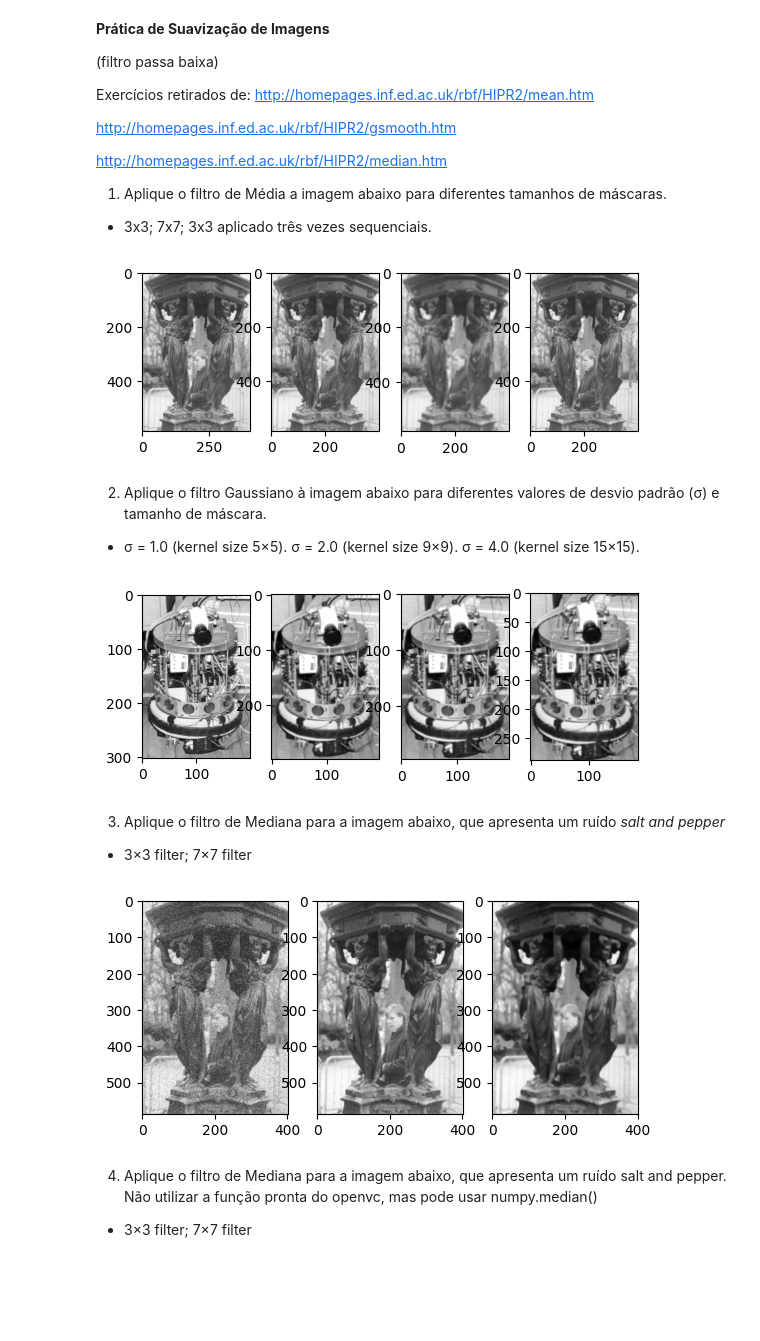
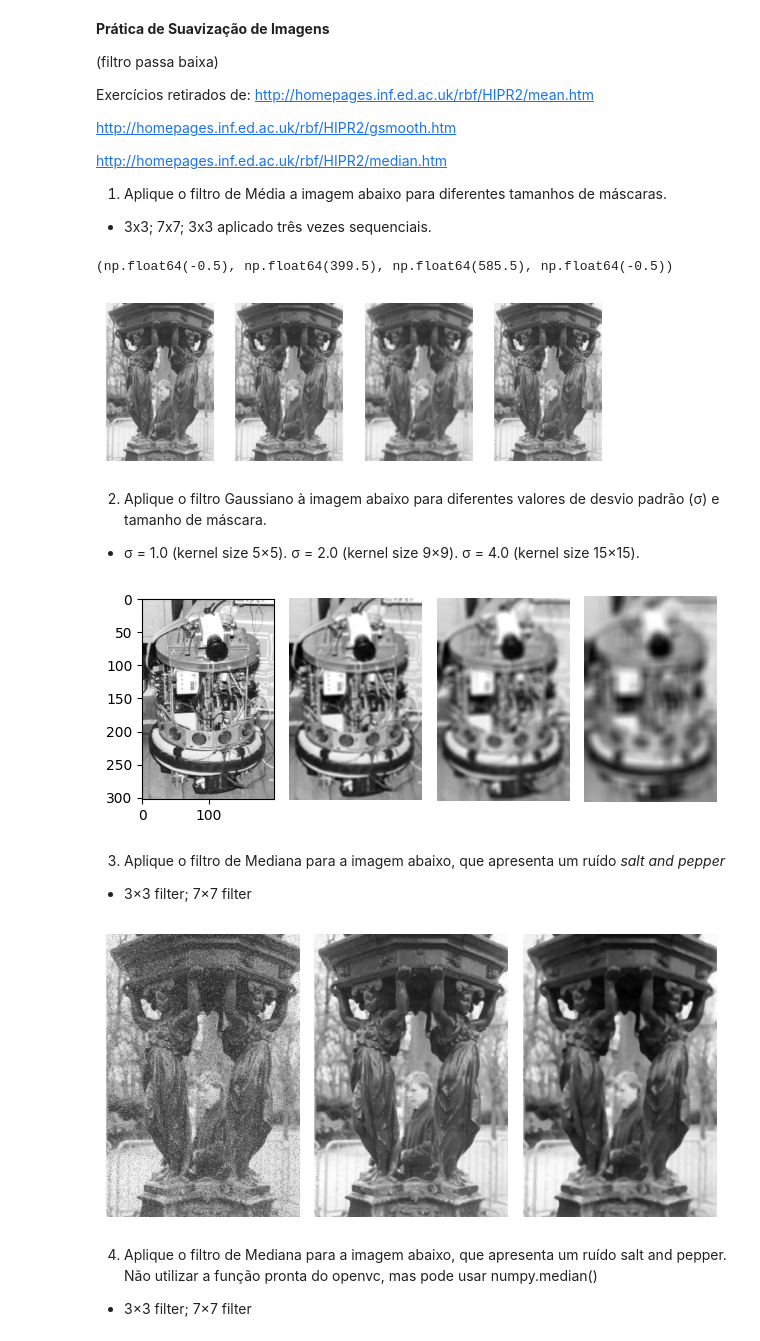
Before and after one commit to fernandofavaro1/gbc216_t2_G13, a Jupyter notebook: Lab04 - Low pass filtering/Lab04.ipynb, the cells around one changed output. Drawn from its saved outputs; the diff is of its cells as text; code cells hidden in the pictures; blank space fills up the shorter version.

Commit message:
Achei um erro no Lab04, na hora de o kernel gaussiano tinha a conta estava errada

```diff
--- a/Lab04 - Low pass filtering/Lab04.ipynb
+++ b/Lab04 - Low pass filtering/Lab04.ipynb
@@ -50,34 +50,42 @@ matrix2 = np.array([[1,1,1,1,1,1,1],
                     [1,1,1,1,1,1,1],
                     [1,1,1,1,1,1,1],
                     [1,1,1,1,1,1,1],], dtype=np.float32) / 49.0
 
 matrix3 = np.array([[1,3,1],
                     [3,16,3],
                     [1,3,1]], dtype=np.float32) / 32.0
 
 #original:
 plt.subplot(1, 4, 1)
 plt.imshow(img1, cmap='gray', vmin=0, vmax=255);
+plt.axis("off")
 
 #3x3 media simples:
 for i in range(3):
   convolution1 = convolution(img1, matrix1)
 plt.subplot(1, 4, 2)
 plt.imshow(convolution1, cmap='gray', vmin=0, vmax=255)
+plt.axis("off")
 
 #7x7 media simples
 for i in range(3):
   convolution2 = convolution(img1, matrix2)
 plt.subplot(1, 4, 3)
 plt.imshow(convolution2, cmap='gray', vmin=0, vmax=255)
+plt.axis("off")
 
 #3x3 media ponderada:
 for i in range(3):
   convolution3 = convolution(img1, matrix3)
 plt.subplot(1, 4, 4)
 plt.imshow(convolution3, cmap='gray', vmin=0, vmax=255)
+plt.axis("off")
+
+plt.tight_layout()
+plt.show()
 # %% [output]
+(np.float64(-0.5), np.float64(399.5), np.float64(585.5), np.float64(-0.5))
-[figure, old version]
+[figure, new version]
 # %% [markdown]
 2)	Aplique o filtro Gaussiano à imagem abaixo para diferentes valores de desvio padrão (σ) e tamanho de máscara.
 - σ = 1.0 (kernel size 5×5).	σ = 2.0 (kernel size 9×9).	σ =  4.0 (kernel size 15×15).
@@ -85,9 +93,7 @@ plt.imshow(convolution3, cmap='gray', vmin=0, vmax=255)
 import math
 
 def gaussian(x, y, sigma=1):
-  factor = (1/(2*math.pi*(sigma**2)))
-
-  return factor*math.exp(-(x**2 + y**2))/(2*(sigma**2))
+  return (1 / (2 * math.pi * sigma**2)) * math.exp(-(x**2 + y**2) / (2 * sigma**2))
 
 def get_gaussian_kernel(size, sigma=1):
   x,y = size
@@ -99,7 +105,6 @@ def get_gaussian_kernel(size, sigma=1):
     for j in range(-b, b):
       kernel[i+a+1][j+b+1] = gaussian(i, j, sigma)
   return kernel
-
 
 img2 = cv2.imread("ben2.png", cv2.IMREAD_GRAYSCALE)
 
@@ -114,9 +119,13 @@ plt.imshow(img2, cmap='gray', vmin=0, vmax=255)
 for i in range(len(sigmas)):
   plt.subplot(1, len(sigmas)+1, i+2)
   kernel = get_gaussian_kernel(size_kernel[i], sigmas[i])
-  plt.imshow(convolution(img2, kernel), cmap='gray');
+  plt.imshow(convolution(img2, kernel), cmap='gray')
+  plt.axis("off")
+
+plt.tight_layout()
+plt.show()
 # %% [output]
-[figure, old version]
+[figure, new version]
 # %% [markdown]
 3)	Aplique o filtro de Mediana para a imagem abaixo, que apresenta um ruído *salt and pepper*
 -	3×3 filter;	7×7 filter
@@ -132,16 +141,20 @@ median7 = cv2.medianBlur(img3, 7)
 
 plt.subplot(1,3,1)
 plt.imshow(img3, cmap='gray')
+plt.axis("off")
 
 plt.subplot(1,3,2)
 plt.imshow(median3, cmap='gray')
+plt.axis("off")
 
 plt.subplot(1,3,3)
 plt.imshow(median7, cmap='gray')
+plt.axis("off")
 
+plt.tight_layout()
 plt.show()
 # %% [output]
-[figure, old version]
+[figure, new version]
 # %% [markdown]
 4)	Aplique o filtro de Mediana para a imagem abaixo, que apresenta um ruído salt and pepper. Não utilizar a função pronta do openvc, mas pode usar numpy.median()
 - 3×3 filter;	7×7 filter
```
Also changed, not shown: parts of 1 cell of this notebook.
